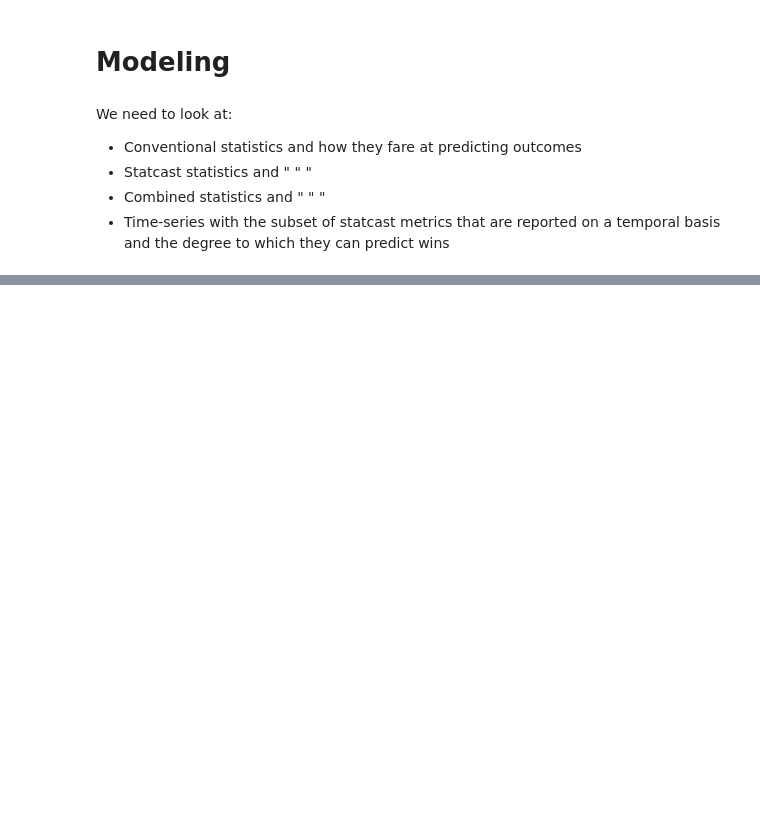
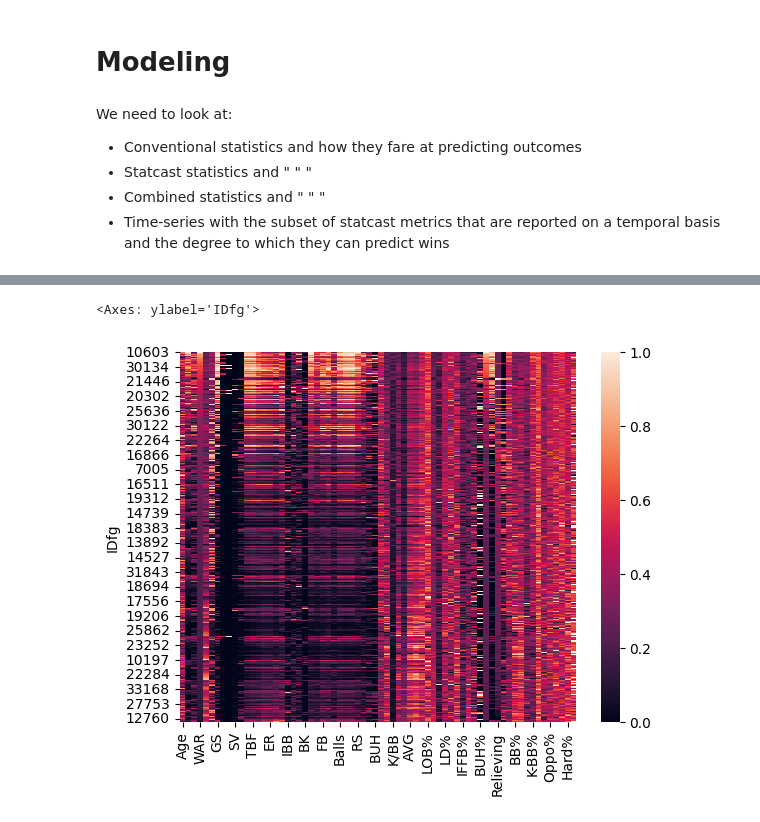
Before and after one commit to auto-d/moneyball-ml, a Jupyter notebook: eda.ipynb, the cells around one changed output, grey strips where cells are left out. Cells and saved outputs as stored; diff of their text form; code cells hidden in the pictures; blank space fills up the shorter version.

```diff
--- a/eda.ipynb
+++ b/eda.ipynb
@@ -705,0 +625,5 @@ mb.search(train_Xstd, train_y)
+# %%
+sns.heatmap(mb.scale(std_pitching))
+# %% [output]
+<Axes: ylabel='IDfg'>
+[figure, added]
```
Also changed, not shown: parts of 57 cells of this notebook, 3 other files.
